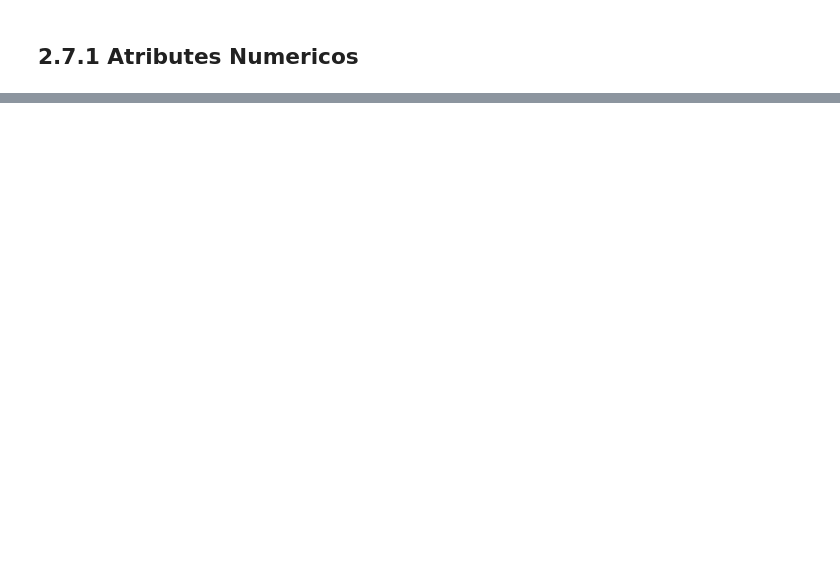
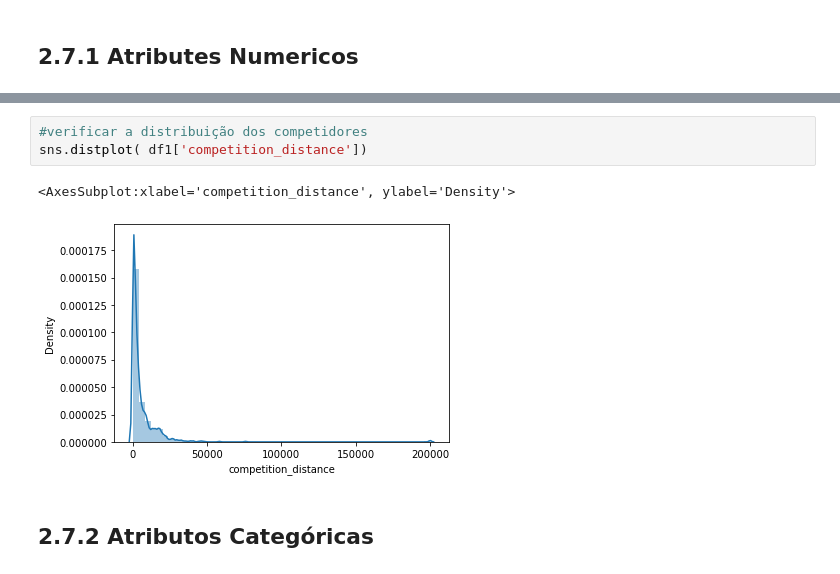
Before and after one commit to castrien/ds_em_producao, a Jupyter notebook: m02_v01_ds_em_producao.ipynb, the cells around one changed output, grey strips where cells are left out. Cells and saved outputs as stored; diff of their text form; blank space fills up the shorter version.

```diff
--- a/m02_v01_ds_em_producao.ipynb
+++ b/m02_v01_ds_em_producao.ipynb
@@ -219,0 +228,8 @@ m
+# %%
+#verificar a distribuição dos competidores
+sns.distplot( df1['competition_distance'])
+# %% [output]
+<AxesSubplot:xlabel='competition_distance', ylabel='Density'>
+[figure, added]
+# %% [markdown]
+## 2.7.2 Atributos Categóricas
```
Also changed, not shown: parts of 21 cells of this notebook, 2 other files.
